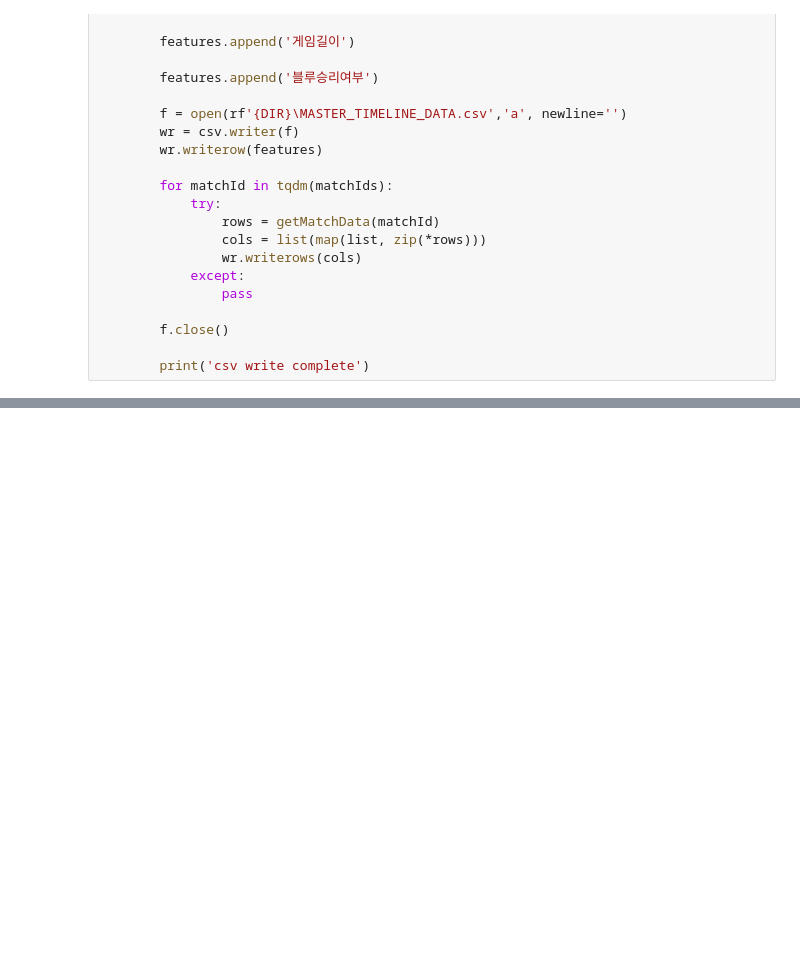
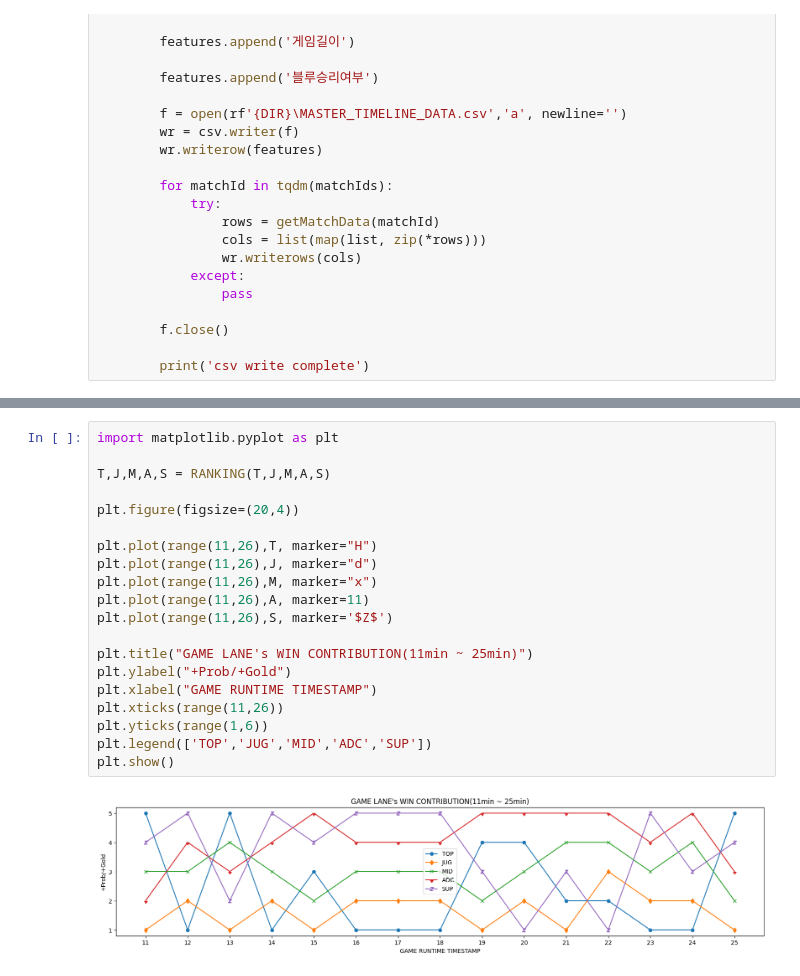
Before and after one commit to Tool-s-Riot/data_collector, a Jupyter notebook: datascience.ipynb, the cells around one changed output, grey strips where cells are left out. Drawn from its saved outputs; the diff is of its cells as text; blank space fills up the shorter version.

```diff
--- a/datascience.ipynb
+++ b/datascience.ipynb
@@ -228,0 +707,22 @@ writeCSVfile(game_files)
+# %%
+import matplotlib.pyplot as plt
+
+T,J,M,A,S = RANKING(T,J,M,A,S)
+
+plt.figure(figsize=(20,4))
+
+plt.plot(range(11,26),T, marker="H")
+plt.plot(range(11,26),J, marker="d")
+plt.plot(range(11,26),M, marker="x")
+plt.plot(range(11,26),A, marker=11)
+plt.plot(range(11,26),S, marker='$Z$')
+
+plt.title("GAME LANE's WIN CONTRIBUTION(11min ~ 25min)")
+plt.ylabel("+Prob/+Gold")
+plt.xlabel("GAME RUNTIME TIMESTAMP")
+plt.xticks(range(11,26))
+plt.yticks(range(1,6))
+plt.legend(['TOP','JUG','MID','ADC','SUP'])
+plt.show()
+# %% [output]
+[figure, added]
```
Also changed, not shown: parts of 45 cells of this notebook.
